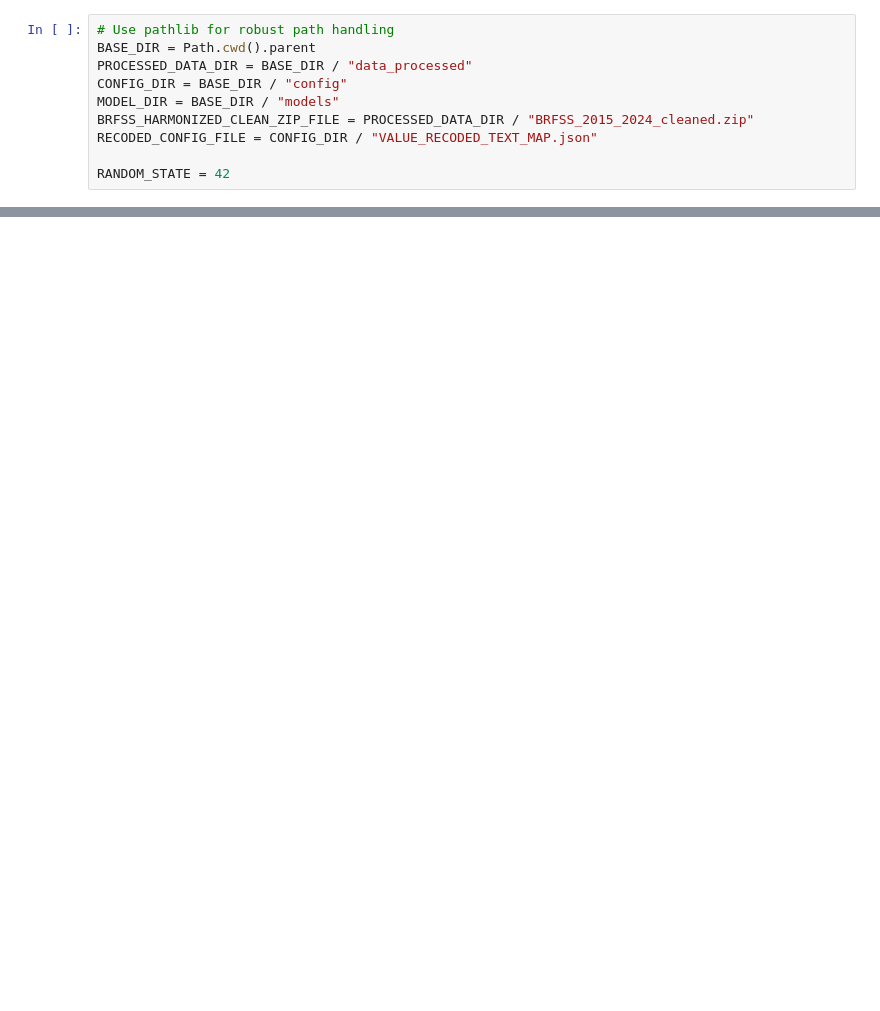
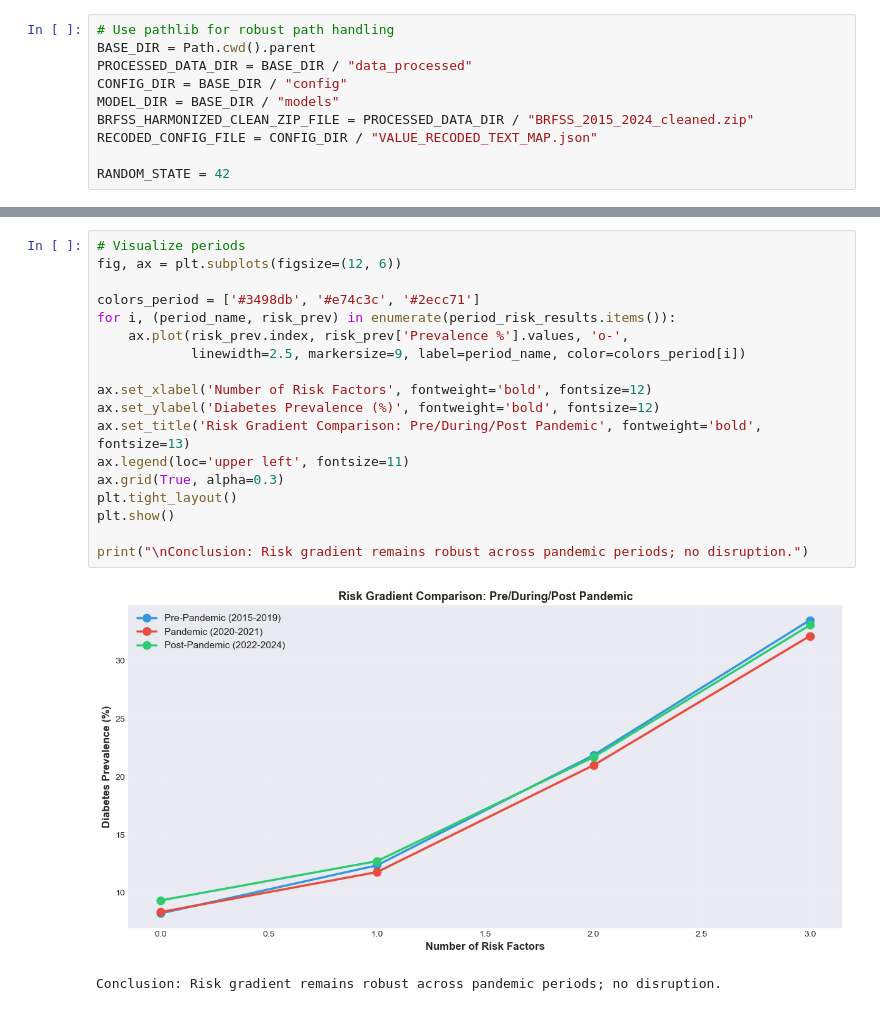
Before and after one commit to cmendonsa/brfss-diabetes-trends, a Jupyter notebook: analysis/RQ4_compounding_risk.ipynb, the cells around one changed output, grey strips where cells are left out. Saved outputs shown, nothing was run; the diff lists cells and outputs as text; blank space fills up the shorter version.

```diff
--- a/analysis/RQ4_compounding_risk.ipynb
+++ b/analysis/RQ4_compounding_risk.ipynb
@@ -94,0 +622,21 @@ p-value: 0.0
+# %%
+# Visualize periods
+fig, ax = plt.subplots(figsize=(12, 6))
+
+colors_period = ['#3498db', '#e74c3c', '#2ecc71']
+for i, (period_name, risk_prev) in enumerate(period_risk_results.items()):
+    ax.plot(risk_prev.index, risk_prev['Prevalence %'].values, 'o-',
+            linewidth=2.5, markersize=9, label=period_name, color=colors_period[i])
+
+ax.set_xlabel('Number of Risk Factors', fontweight='bold', fontsize=12)
+ax.set_ylabel('Diabetes Prevalence (%)', fontweight='bold', fontsize=12)
+ax.set_title('Risk Gradient Comparison: Pre/During/Post Pandemic', fontweight='bold', fontsize=13)
+ax.legend(loc='upper left', fontsize=11)
+ax.grid(True, alpha=0.3)
+plt.tight_layout()
+plt.show()
+
+print("\nConclusion: Risk gradient remains robust across pandemic periods; no disruption.")
+# %% [output]
+[figure, added]
+Conclusion: Risk gradient remains robust across pandemic periods; no disruption.
```
Also changed, not shown: parts of 28 cells of this notebook.
